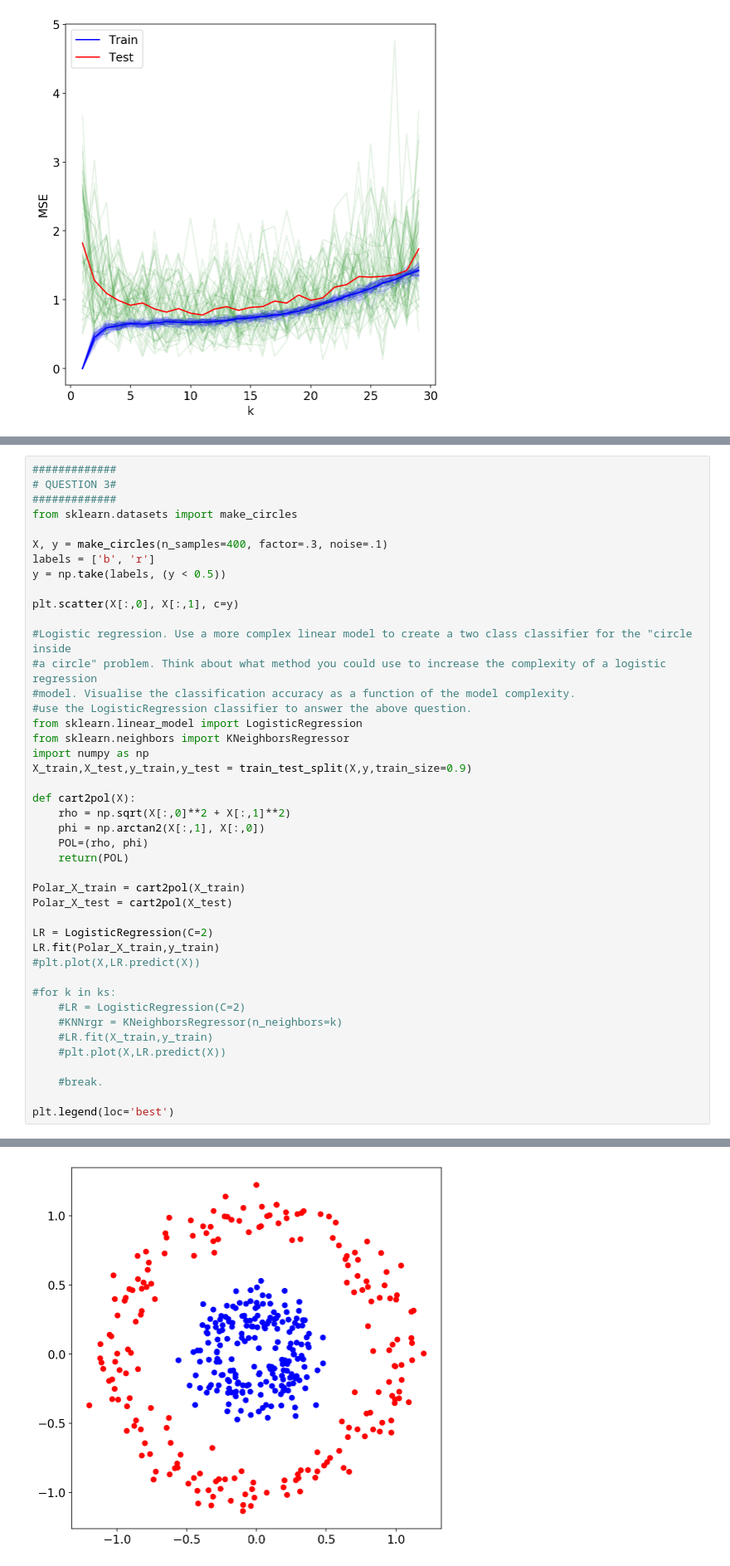
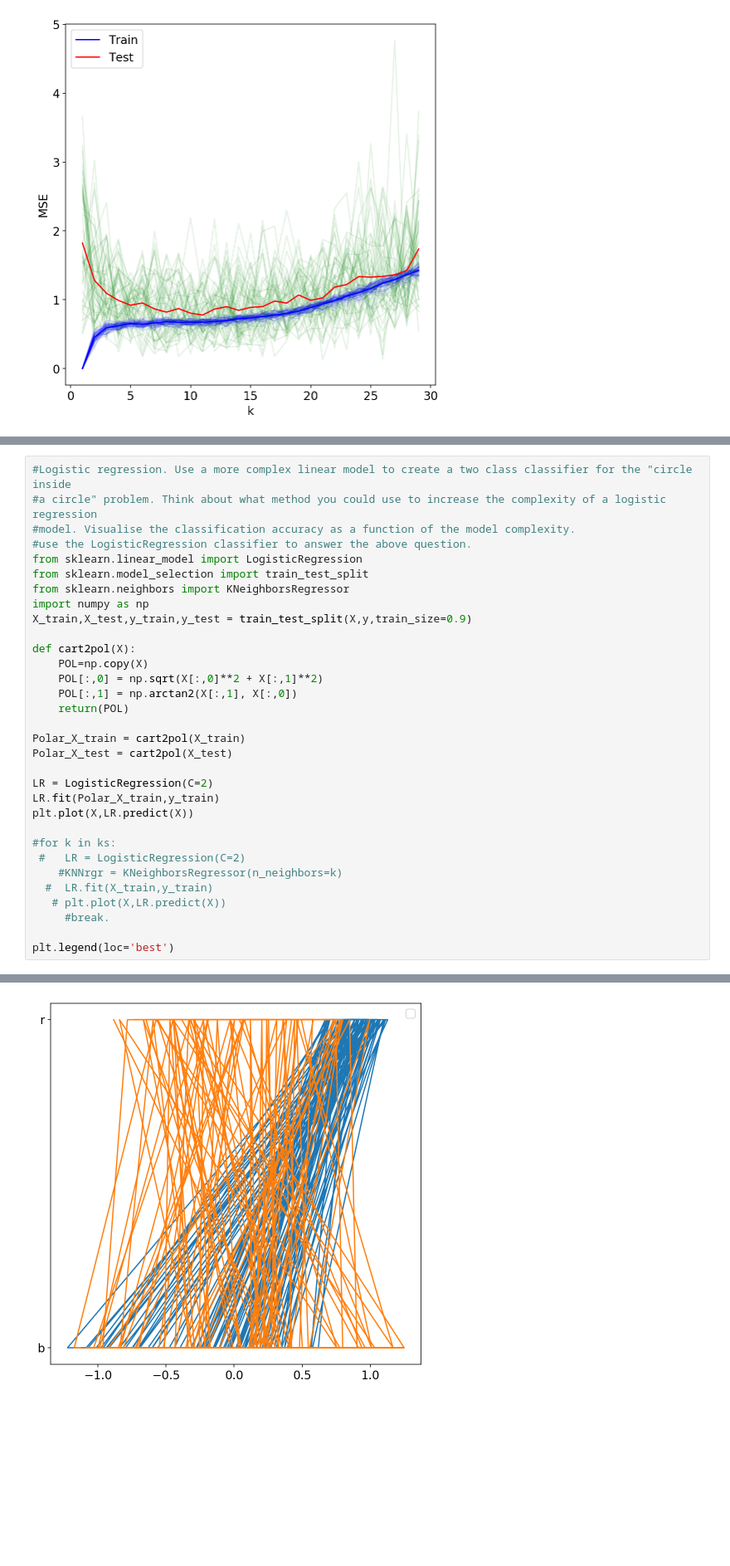
Before and after one commit to ArnaudDubreuil/advanced-comp-2018, a Jupyter notebook: Exercise1_ArnaudDubreuil.ipynb, the cells around one changed output, grey strips where cells are left out. Shown at 83% size. Cells and saved outputs as stored; diff of their text form; blank space fills up the shorter version.

```diff
--- a/Exercise1_ArnaudDubreuil.ipynb
+++ b/Exercise1_ArnaudDubreuil.ipynb
@@ -235,28 +251,18 @@ plt.legend(loc='best')
 # %%
-#############
-# QUESTION 3#
-#############
-from sklearn.datasets import make_circles
-
-X, y = make_circles(n_samples=400, factor=.3, noise=.1)
-labels = ['b', 'r']
-y = np.take(labels, (y < 0.5))
-
-plt.scatter(X[:,0], X[:,1], c=y)
-
 #Logistic regression. Use a more complex linear model to create a two class classifier for the "circle inside
 #a circle" problem. Think about what method you could use to increase the complexity of a logistic regression
 #model. Visualise the classification accuracy as a function of the model complexity.
 #use the LogisticRegression classifier to answer the above question.
 from sklearn.linear_model import LogisticRegression
+from sklearn.model_selection import train_test_split
 from sklearn.neighbors import KNeighborsRegressor
 import numpy as np
 X_train,X_test,y_train,y_test = train_test_split(X,y,train_size=0.9)
 
 def cart2pol(X):
-    rho = np.sqrt(X[:,0]**2 + X[:,1]**2)
-    phi = np.arctan2(X[:,1], X[:,0])
-    POL=(rho, phi)
+    POL=np.copy(X)
+    POL[:,0] = np.sqrt(X[:,0]**2 + X[:,1]**2)
+    POL[:,1] = np.arctan2(X[:,1], X[:,0])
     return(POL)
 
 Polar_X_train = cart2pol(X_train)
@@ -264,15 +270,14 @@ Polar_X_test = cart2pol(X_test)
 
 LR = LogisticRegression(C=2)
 LR.fit(Polar_X_train,y_train)
-#plt.plot(X,LR.predict(X))
+plt.plot(X,LR.predict(X))
 
 #for k in ks:
-    #LR = LogisticRegression(C=2)
+ #   LR = LogisticRegression(C=2)
     #KNNrgr = KNeighborsRegressor(n_neighbors=k)
-    #LR.fit(X_train,y_train)
-    #plt.plot(X,LR.predict(X))
-
-    #break.
+  #  LR.fit(X_train,y_train)
+   # plt.plot(X,LR.predict(X))
+     #break.
 
 plt.legend(loc='best')
 # %% [output]
@@ -280 +286 @@ ValueError: Found input variables with inconsistent numbers of samples: [2, 360]
-[figure, old version]
+[figure, new version]
```
Also changed, not shown: parts of 6 cells of this notebook, 5 other files.
